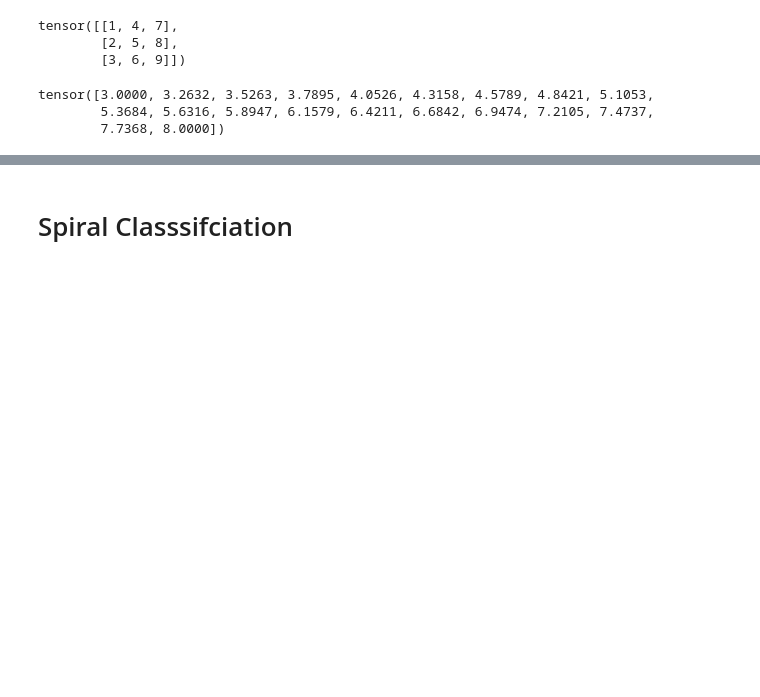
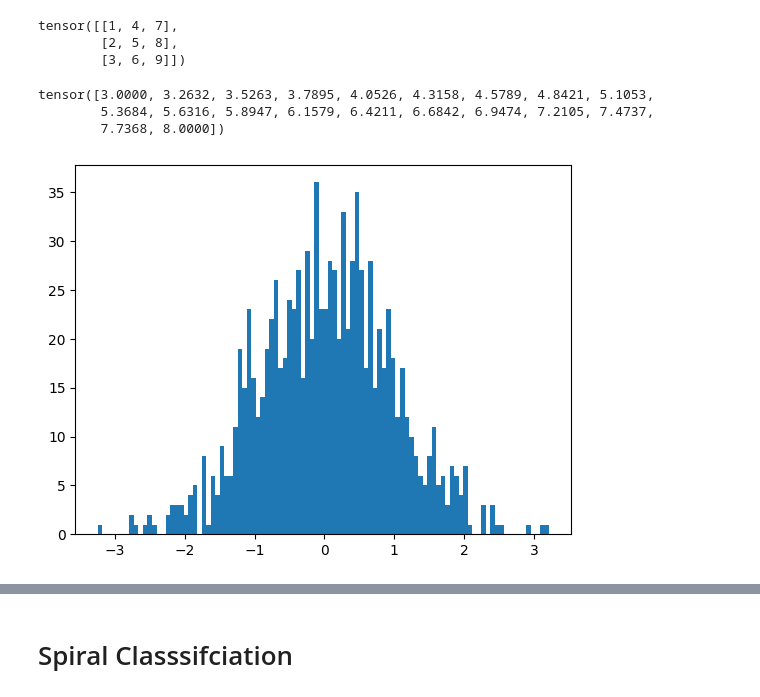
Before and after one commit to wmingqiang01/DEEPlearning_work, a Jupyter notebook: week1.ipynb, the cells around one changed output, grey strips where cells are left out. Drawn from its saved outputs; the diff is of its cells as text; code cells hidden in the pictures; blank space fills up the shorter version.

```diff
--- a/week1.ipynb
+++ b/week1.ipynb
@@ -127,4 +127,11 @@ torch.linspace(3, 8, 20)
 tensor([3.0000, 3.2632, 3.5263, 3.7895, 4.0526, 4.3158, 4.5789, 4.8421, 5.1053,
         5.3684, 5.6316, 5.8947, 6.1579, 6.4211, 6.6842, 6.9474, 7.2105, 7.4737,
         7.7368, 8.0000])
+# %%
+import matplotlib.pyplot as plt
+
+plt.hist(torch.randn(1000).numpy(),bins=100)
+plt.show()
+# %% [output]
+[figure, added]
 # %%
```
Also changed, not shown: parts of 14 cells of this notebook, 7 other files.
